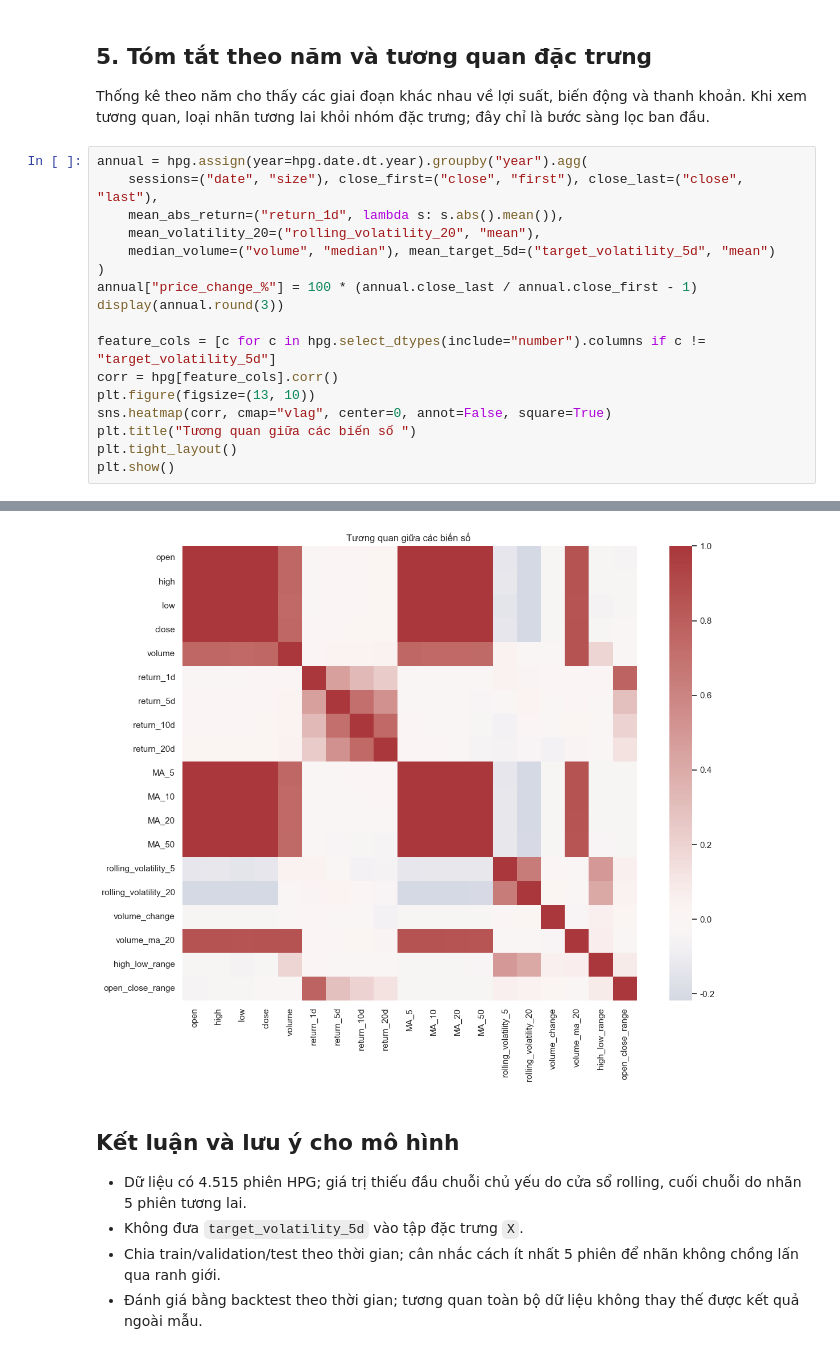
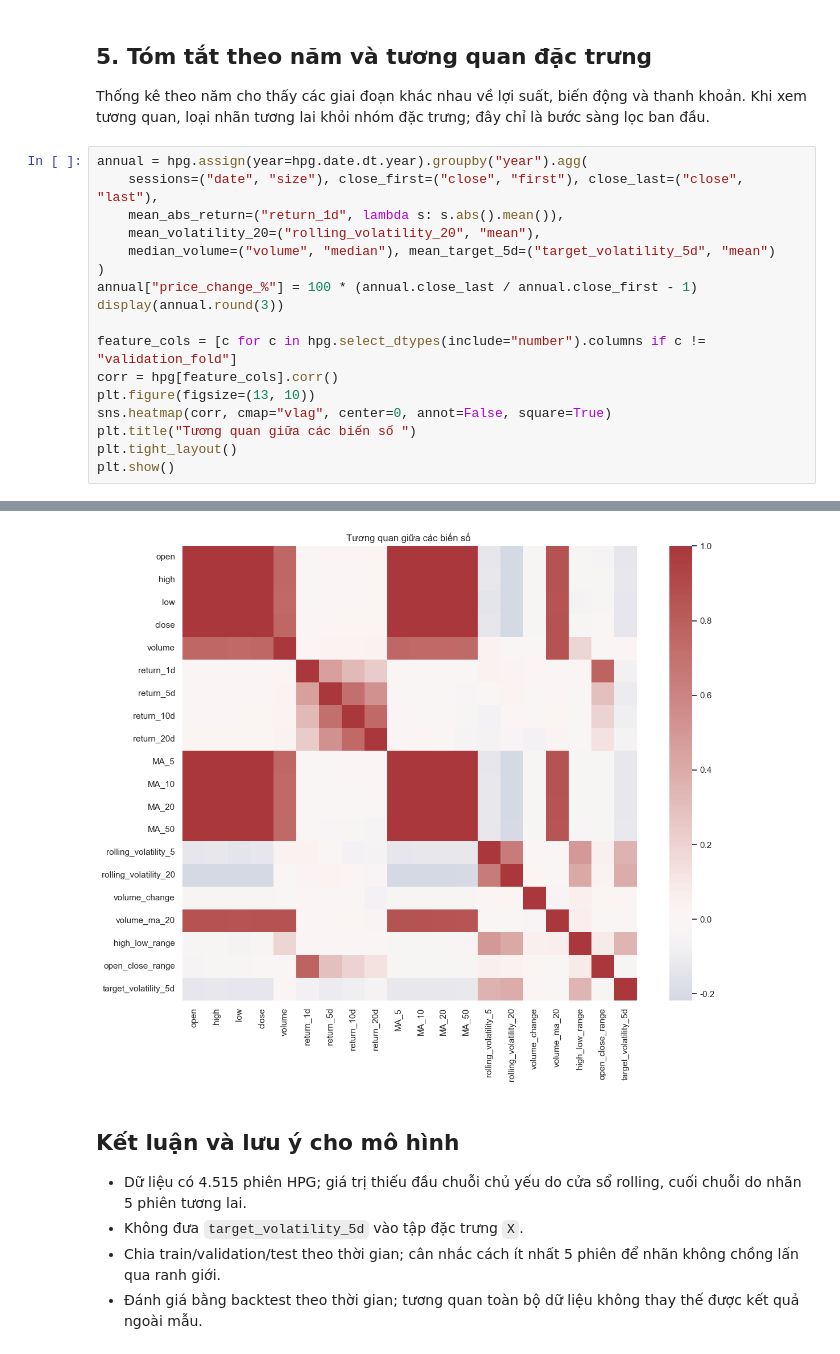
Before and after one commit to dzadanh/votatility-forecasting-test, a Jupyter notebook: notebooks/01_eda.ipynb, the cells around one changed output, grey strips where cells are left out. Cells and saved outputs as stored; diff of their text form.

```diff
--- a/notebooks/01_eda.ipynb
+++ b/notebooks/01_eda.ipynb
@@ -196,35 +196,35 @@ annual = hpg.assign(year=hpg.date.dt.year).groupby("year").agg(
     median_volume=("volume", "median"), mean_target_5d=("target_volatility_5d", "mean")
 )
 annual["price_change_%"] = 100 * (annual.close_last / annual.close_first - 1)
 display(annual.round(3))
 
-feature_cols = [c for c in hpg.select_dtypes(include="number").columns if c != "target_volatility_5d"]
+feature_cols = [c for c in hpg.select_dtypes(include="number").columns if c != "validation_fold"]
 corr = hpg[feature_cols].corr()
 plt.figure(figsize=(13, 10))
 sns.heatmap(corr, cmap="vlag", center=0, annot=False, square=True)
 plt.title("Tương quan giữa các biến số ")
 plt.tight_layout()
 plt.show()
 # %% [output]
 |  | sessions | close_first | close_last | mean_abs_return | mean_volatility_20 | median_volume | mean_target_5d | ... |
 | year |  |  |  |  |  |  |  | ... |
 | 2007 | 32 | 1.79 | 1.35 | 2.013 | 2.418 | 126575.0 | 2.002 | ... |
 | 2008 | 245 | 1.36 | 0.66 | 2.616 | 2.763 | 278450.0 | 2.363 | ... |
 | 2009 | 249 | 0.65 | 1.28 | 2.464 | 2.843 | 913900.0 | 2.739 | ... |
 | 2010 | 250 | 1.33 | 1.33 | 1.292 | 1.863 | 329425.0 | 1.592 | ... |
 | 2011 | 248 | 1.33 | 0.60 | 1.764 | 2.180 | 234470.0 | 2.057 | ... |
 | 2012 | 250 | 0.59 | 1.00 | 1.919 | 2.476 | 264325.0 | 2.257 | ... |
 | 2013 | 250 | 1.00 | 2.02 | 1.470 | 1.993 | 541575.0 | 1.794 | ... |
 | 2014 | 247 | 2.02 | 3.07 | 1.593 | 2.105 | 581170.0 | 2.046 | ... |
 | 2015 | 248 | 3.07 | 2.60 | 1.420 | 1.896 | 925050.0 | 1.675 | ... |
 | 2016 | 251 | 2.56 | 4.56 | 1.425 | 1.842 | 3018930.0 | 1.763 | ... |
 | ... | ... | ... | ... | ... | ... | ... | ... | ... |
 | 2022 | 249 | 23.93 | 12.17 | 2.200 | 2.693 | 21525349.0 | 2.611 | ... |
 | 2023 | 249 | 13.02 | 18.90 | 1.463 | 2.022 | 20904221.0 | 1.814 | ... |
 | 2024 | 250 | 18.56 | 19.83 | 0.952 | 1.245 | 19219900.0 | 1.170 | ... |
 | 2025 | 249 | 20.09 | 23.57 | 1.285 | 1.738 | 29351531.0 | 1.581 | ... |
 | 2026 | 197 | 23.17 | 21.15 | 1.213 | 1.637 | 24184800.0 | 1.544 | ... |
-[figure, old version]
+[figure, new version]
 # %% [markdown]
 ## Kết luận và lưu ý cho mô hình
 
```
Also changed, not shown: parts of 2 cells of this notebook.
